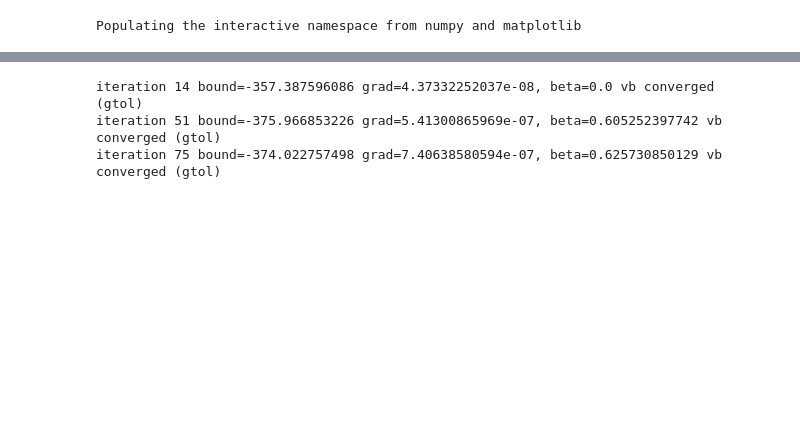
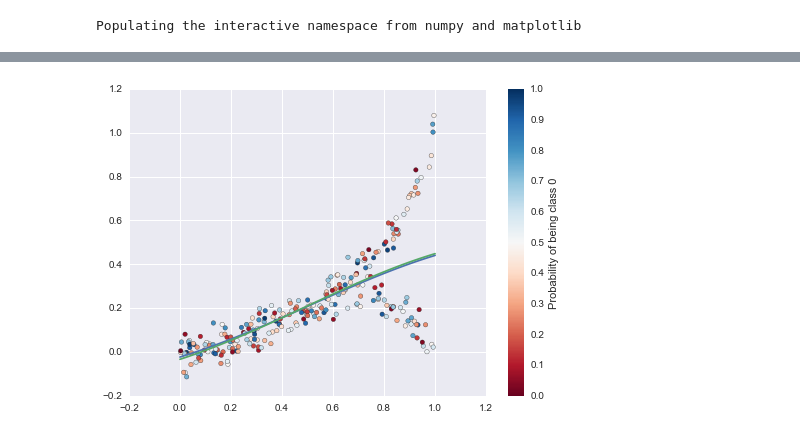
Before and after one commit to SheffieldML/GPclust, a Jupyter notebook: notebooks/OMGP Test.ipynb, the cells around one changed output, grey strips where cells are left out. Drawn from its saved outputs; the diff is of its cells as text; code cells hidden in the pictures; blank space fills up the shorter version.

```diff
--- a/notebooks/OMGP Test.ipynb
+++ b/notebooks/OMGP Test.ipynb
@@ -38,6 +46,10 @@ for i in range(m.phi.shape[1]):
-# %%
-m.optimize()
-# %% [output]
-iteration 14 bound=-357.387596086 grad=4.37332252037e-08, beta=0.0 vb converged (gtol)
-iteration 51 bound=-375.966853226 grad=5.41300865969e-07, beta=0.605252397742 vb converged (gtol)
-iteration 75 bound=-374.022757498 grad=7.40638580594e-07, beta=0.625730850129 vb converged (gtol)
+# %%
+YY = m.predict_components(XX)
+
+plt.scatter(m.X, m.Y, c=(m.phi[:,0]), cmap=cm.RdBu, vmin=0., vmax=1.);
+cb = plt.colorbar()
+cb.set_label('Probability of being class 0')
+for i in range(m.phi.shape[1]):
+    plt.plot(XX, YY[:, i]);
+# %% [output]
+[figure, added]
```
Also changed, not shown: parts of 9 cells of this notebook.
